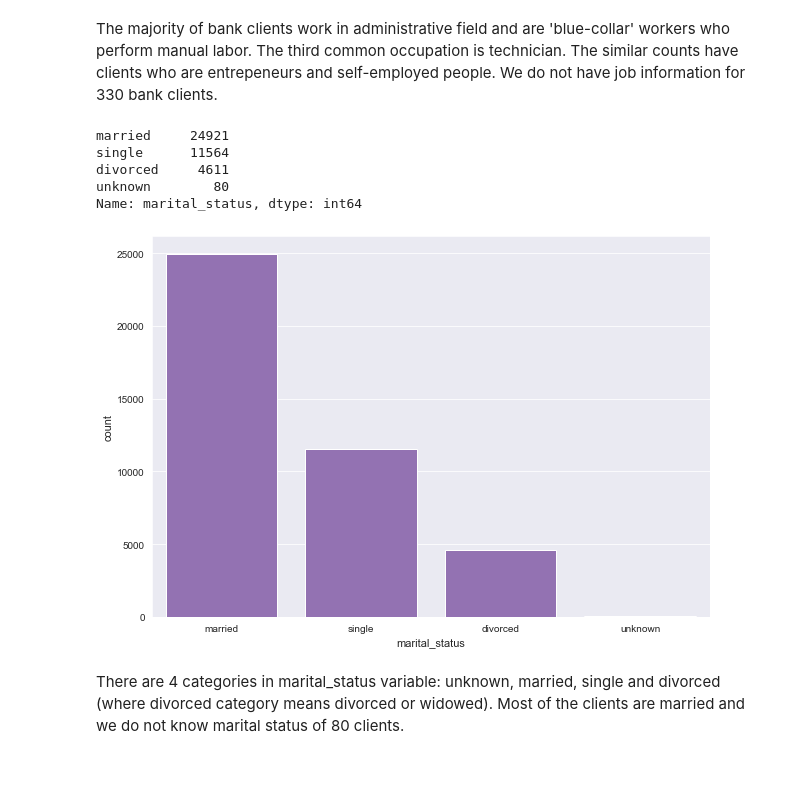
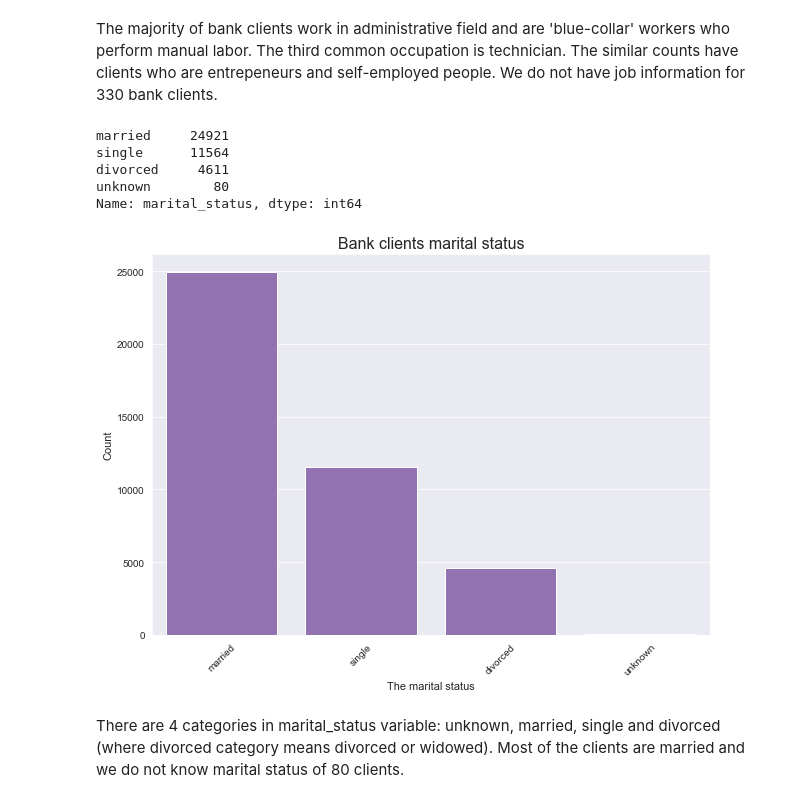
Before and after one commit to Janka93/Bank-Marketing-Campaign, a Jupyter notebook: Bank Marketing.ipynb, the cells around one changed output. Drawn from its saved outputs; the diff is of its cells as text; code cells hidden in the pictures; blank space fills up the shorter version.

```diff
--- a/Bank Marketing.ipynb
+++ b/Bank Marketing.ipynb
@@ -267,11 +270,3 @@ labels = {'title':'Bank clients occupation','xlabel':'The job','ylabel':'Count'}
 make_countplot(data.job, order = data.job, color = base_color, **labels);
 # %% [output]
 [figure]
-# %%
-# Clients job visualization
-base_color = sns.color_palette()[4]
-sns.countplot(data = data, x = 'job', order = data.job.value_counts().index, color = base_color)
-plt.title('Bank client job')
-plt.xlabel('Job')
-plt.ylabel('The count')
-plt.xticks(rotation = 45);
@@ -280,18 +273,20 @@ plt.xticks(rotation = 45);
 # %% [markdown]
 The majority of bank clients work in administrative field and are 'blue-collar' workers who perform manual labor. The third common occupation is technician. The similar counts have clients who are entrepeneurs and self-employed people. We do not have job information for 330 bank clients.
-# %%
-data.marital_status.value_counts()
-# %% [output]
-married     24921
-single      11564
-divorced     4611
-unknown        80
-Name: marital_status, dtype: int64
+# %%
+# Unique values of marital status
+data.marital_status.value_counts()
+# %% [output]
+married     24921
+single      11564
+divorced     4611
+unknown        80
+Name: marital_status, dtype: int64
 # %%
 # Clients marital status visualization
-sns.countplot(data = data, x = 'marital_status', order = data.marital_status.value_counts().index, color = base_color);
+labels = {'title':'Bank clients marital status','xlabel':'The marital status','ylabel':'Count'}
+make_countplot(data.marital_status, order = data.marital_status, color = base_color, **labels);
 # %% [output]
-[figure, old version]
+[figure, new version]
 # %% [markdown]
 There are 4 categories in marital_status variable: unknown, married, single and divorced (where divorced category means divorced or widowed). Most of the clients are married and we do not know marital status of 80 clients.
 # %%
```
Also changed, not shown: parts of 9 cells of this notebook.
